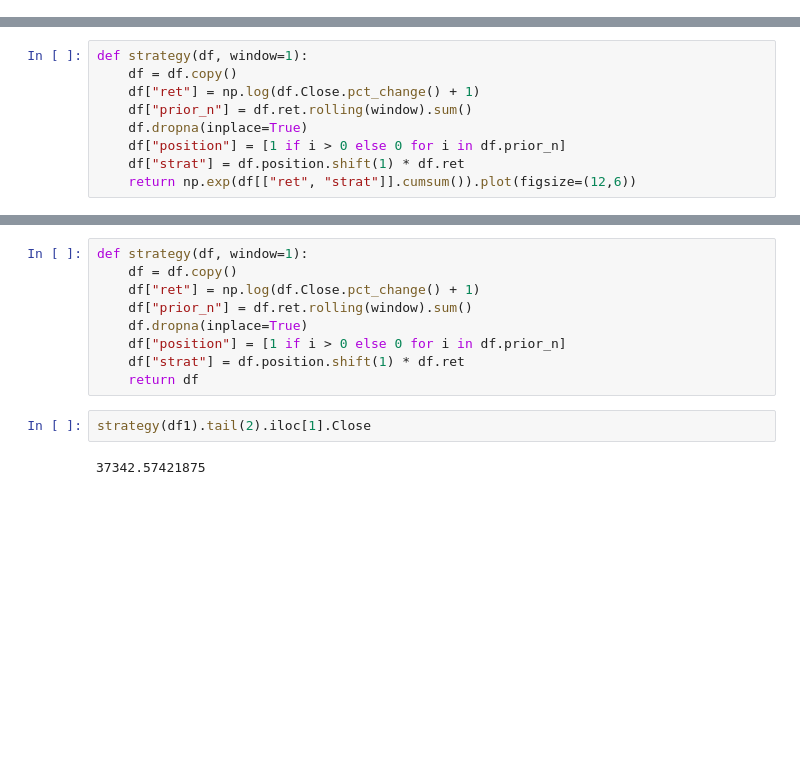
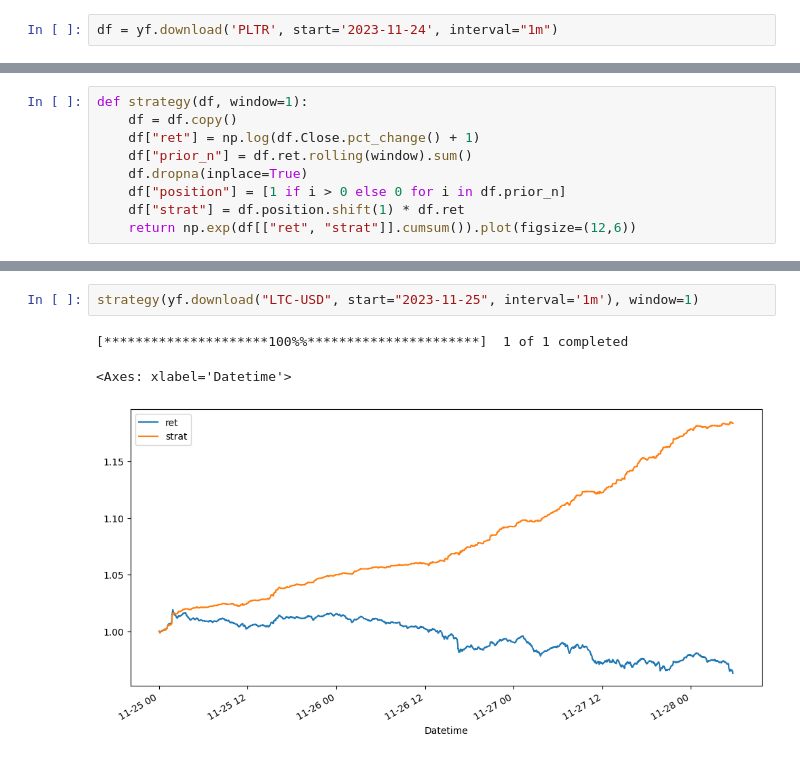
Before and after one commit to jackgisel/learning-data-science, a Jupyter notebook: momentum-project/timeseries.ipynb, the cells around one changed output, grey strips where cells are left out. Cells and saved outputs as stored; diff of their text form; blank space fills up the shorter version.

```diff
--- a/momentum-project/timeseries.ipynb
+++ b/momentum-project/timeseries.ipynb
@@ -8,0 +5,2 @@ df = yf.download('KO', start='2020-08-01')
+# %%
+df = yf.download('PLTR', start='2023-11-24', interval="1m")
@@ -40,13 +42,6 @@ NameError: name 'df1' is not defined
-# %%
-def strategy(df, window=1):
-    df = df.copy()
-    df["ret"] = np.log(df.Close.pct_change() + 1)
-    df["prior_n"] = df.ret.rolling(window).sum()
-    df.dropna(inplace=True)
-    df["position"] = [1 if i > 0 else 0 for i in df.prior_n]
-    df["strat"] = df.position.shift(1) * df.ret
-    return df
-# %%
-strategy(df1).tail(2).iloc[1].Close
-# %% [output]
-37342.57421875
+# %%
+strategy(yf.download("LTC-USD", start="2023-11-25", interval='1m'), window=1)
+# %% [output]
+[*********************100%%**********************]  1 of 1 completed
+<Axes: xlabel='Datetime'>
+[figure, added]
```
Also changed, not shown: parts of 5 cells of this notebook, 9 other files.
